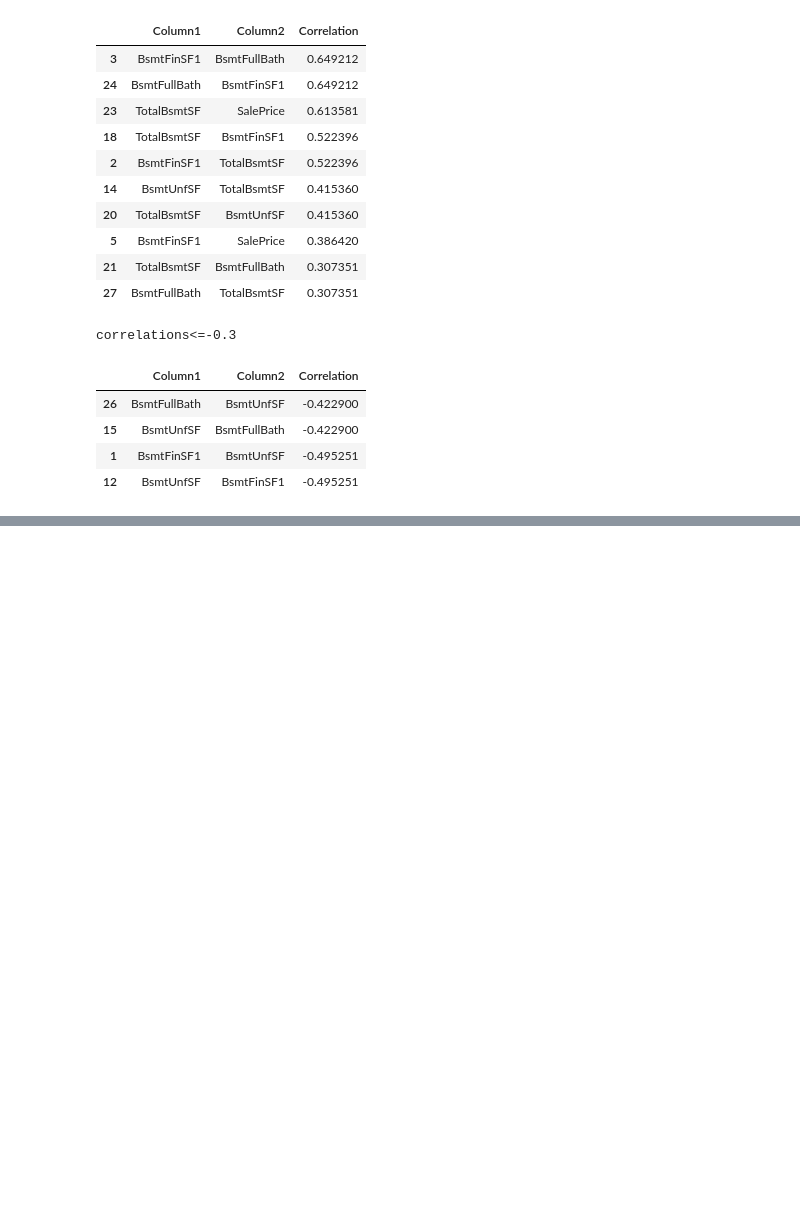
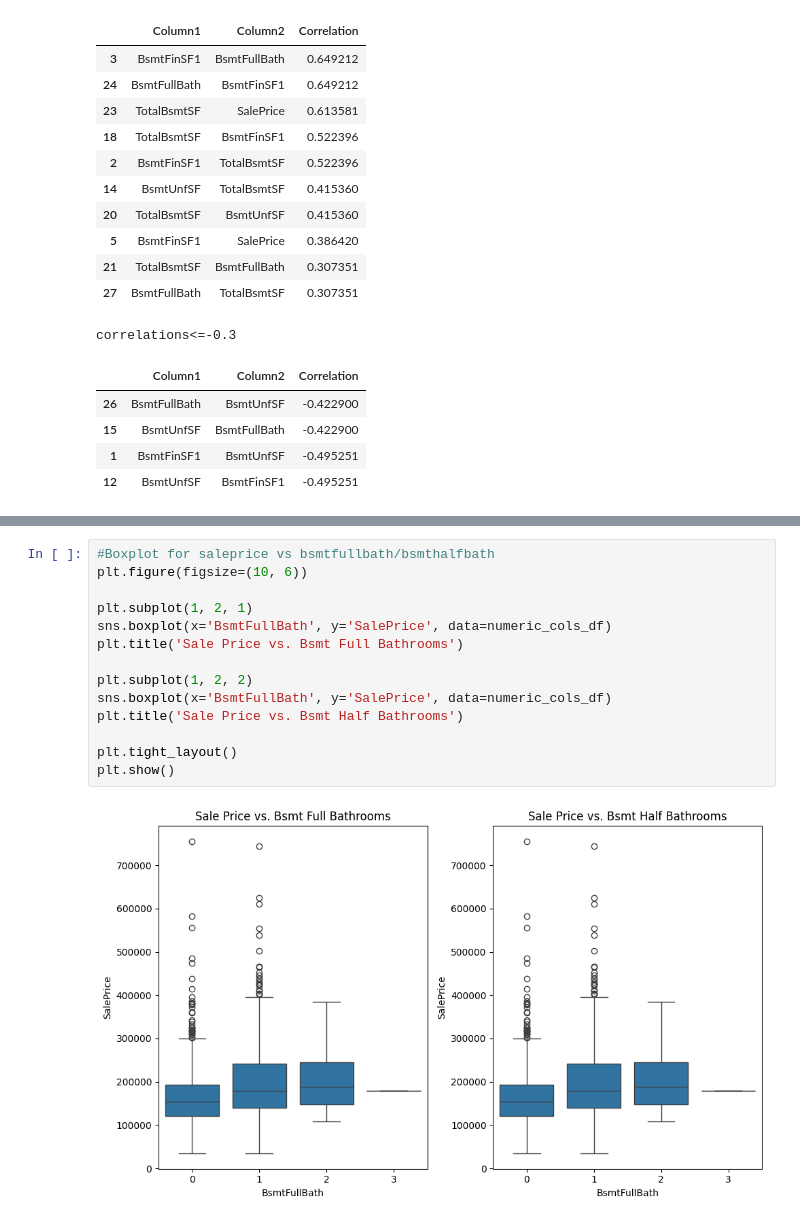
Before and after one commit to Anurag163/Kaggle--House-Prediction, a Jupyter notebook: House prediction Script.ipynb, the cells around one changed output, grey strips where cells are left out. Drawn from its saved outputs; the diff is of its cells as text; blank space fills up the shorter version.

```diff
--- a/House prediction Script.ipynb
+++ b/House prediction Script.ipynb
@@ -430,0 +431,16 @@ saw halfbath has a slight negative relation against saleprice We can delete the
+# %%
+#Boxplot for saleprice vs bsmtfullbath/bsmthalfbath
+plt.figure(figsize=(10, 6))
+
+plt.subplot(1, 2, 1)
+sns.boxplot(x='BsmtFullBath', y='SalePrice', data=numeric_cols_df)
+plt.title('Sale Price vs. Bsmt Full Bathrooms')
+
+plt.subplot(1, 2, 2)
+sns.boxplot(x='BsmtFullBath', y='SalePrice', data=numeric_cols_df)
+plt.title('Sale Price vs. Bsmt Half Bathrooms')
+
+plt.tight_layout()
+plt.show()
+# %% [output]
+[figure, added]
```
Also changed, not shown: parts of 6 cells of this notebook.
